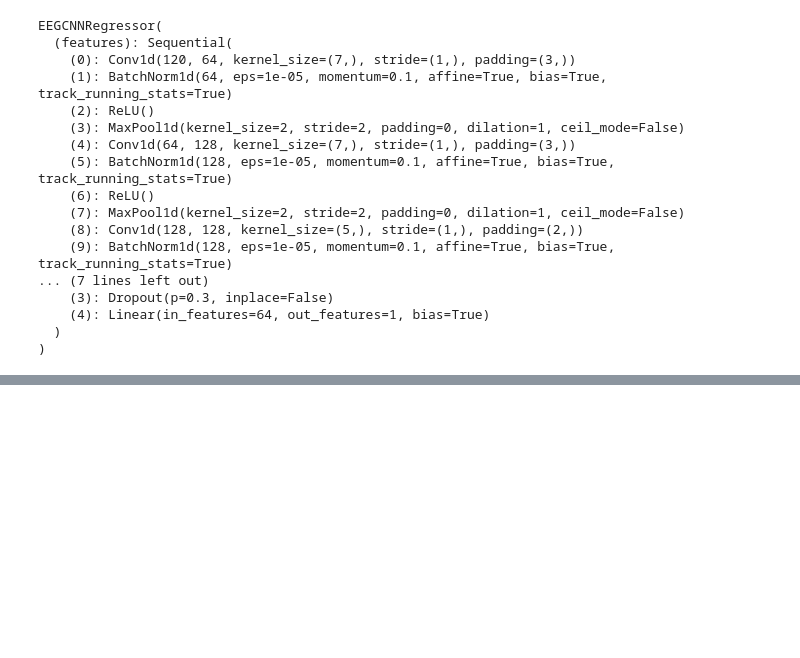
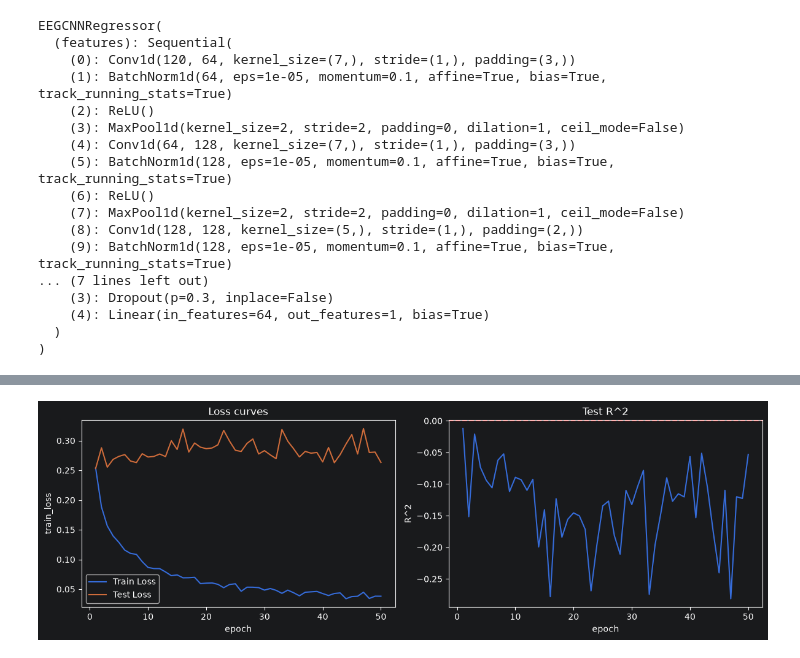
Before and after one commit to importstring/Neuroprobe-exp, a Jupyter notebook: notebooks/main.ipynb, the cells around one changed output, grey strips where cells are left out. Cells and saved outputs as stored; diff of their text form; code cells hidden in the pictures; blank space fills up the shorter version.

```diff
--- a/notebooks/main.ipynb
+++ b/notebooks/main.ipynb
@@ -382,0 +494,28 @@ plt.show()
+# %%
+num_epochs = 50
+best_test_r2 = -np.inf
+best_state_dict = None
+history = []
+
+for epoch in range(1, num_epochs + 1):
+    train_loss = train_one_epoch(model, train_loader, optimizer, criterion, device)
+    test_loss, test_r2, y_true, y_pred = evaluate(model, test_loader, criterion, device)
+
+    history.append({
+        "epoch": epoch,
+        "train_loss": train_loss,
+        "test_loss": test_loss,
+        "test_r2": test_r2,
+    })
+
+    if test_r2 > best_test_r2:
+        best_test_r2 = test_r2
+        best_state_dict = {k: v.detach().cpu().clone() for k, v in model.state_dict().items()}
+
+    print(
+        f"Epoch {epoch:02d} | "
+        f"Train Loss: {train_loss:.4f} | "
+        f"Test Loss: {test_loss:.4f} | "
+        f"Test R^2: {test_r2:.4f} | "
+        f"Best Test R^2: {best_test_r2:.4f}"
+    )
@@ -382,0 +548,18 @@ plt.show()
+# %%
+history_df = pd.DataFrame(history)
+
+fig, axes = plt.subplots(1, 2, figsize=(12, 4))
+
+sns.lineplot(data=history_df, x="epoch", y="train_loss", ax=axes[0], label="Train Loss")
+sns.lineplot(data=history_df, x="epoch", y="test_loss", ax=axes[0], label="Test Loss")
+axes[0].set_title("Loss curves")
+
+sns.lineplot(data=history_df, x="epoch", y="test_r2", ax=axes[1])
+axes[1].axhline(0.0, color="red", linestyle="--")
+axes[1].set_title("Test R^2")
+axes[1].set_ylabel("R^2")
+
+plt.tight_layout()
+plt.show()
+# %% [output]
+[figure, added]
```
Also changed, not shown: parts of 11 cells of this notebook.
